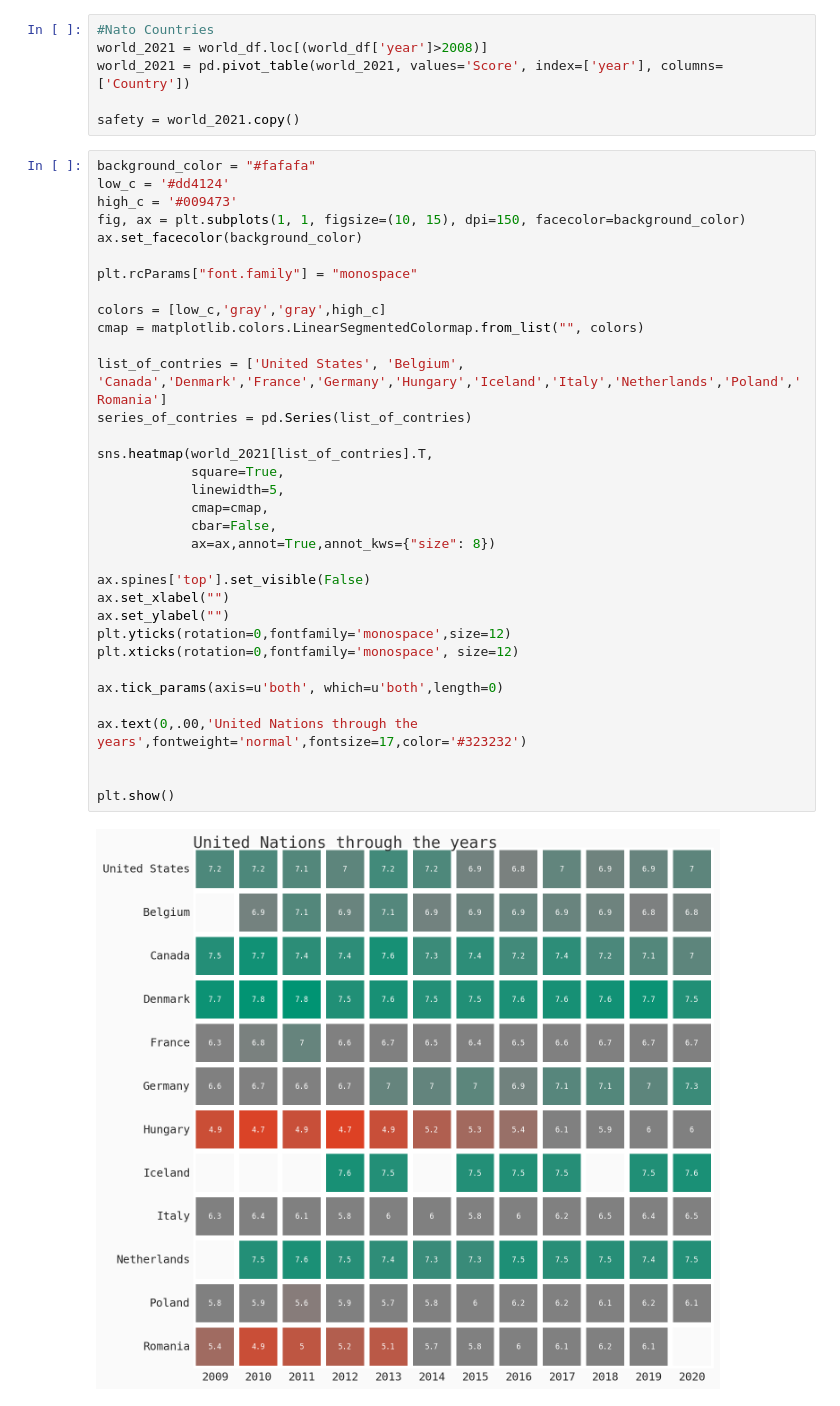
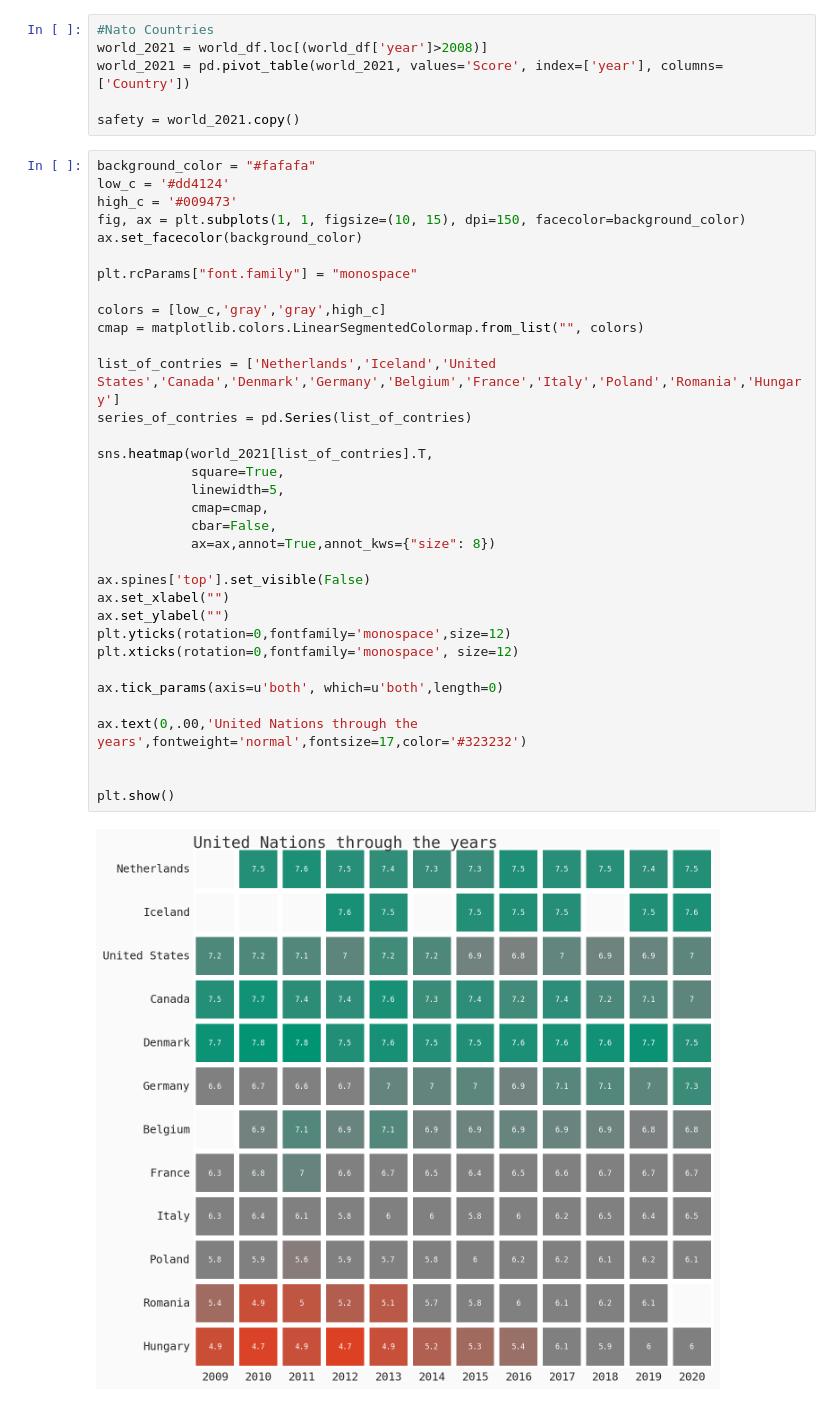
Before and after one commit to Hohenadel/world-happiness-case-study, a Jupyter notebook: notebooks/world.ipynb, the cells around one changed output. Saved outputs shown, nothing was run; the diff lists cells and outputs as text.

Commit message:
Improved organizations on United Nations Heatmap

```diff
--- a/notebooks/world.ipynb
+++ b/notebooks/world.ipynb
@@ -343,32 +343,32 @@ high_c = '#009473'
 fig, ax = plt.subplots(1, 1, figsize=(10, 15), dpi=150, facecolor=background_color)
 ax.set_facecolor(background_color)
 
 plt.rcParams["font.family"] = "monospace"
 
 colors = [low_c,'gray','gray',high_c]
 cmap = matplotlib.colors.LinearSegmentedColormap.from_list("", colors)
 
-list_of_contries = ['United States', 'Belgium', 'Canada','Denmark','France','Germany','Hungary','Iceland','Italy','Netherlands','Poland','Romania']
+list_of_contries = ['Netherlands','Iceland','United States','Canada','Denmark','Germany','Belgium','France','Italy','Poland','Romania','Hungary']
 series_of_contries = pd.Series(list_of_contries)
 
 sns.heatmap(world_2021[list_of_contries].T,
             square=True,
             linewidth=5,
             cmap=cmap,
             cbar=False,
             ax=ax,annot=True,annot_kws={"size": 8})
 
 ax.spines['top'].set_visible(False)
 ax.set_xlabel("")
 ax.set_ylabel("")
 plt.yticks(rotation=0,fontfamily='monospace',size=12)
 plt.xticks(rotation=0,fontfamily='monospace', size=12)
 
 ax.tick_params(axis=u'both', which=u'both',length=0)
 
 ax.text(0,.00,'United Nations through the years',fontweight='normal',fontsize=17,color='#323232')
 
 
 plt.show()
 # %% [output]
-[figure, old version]
+[figure, new version]
```
Also changed, not shown: parts of 1 cell of this notebook.
